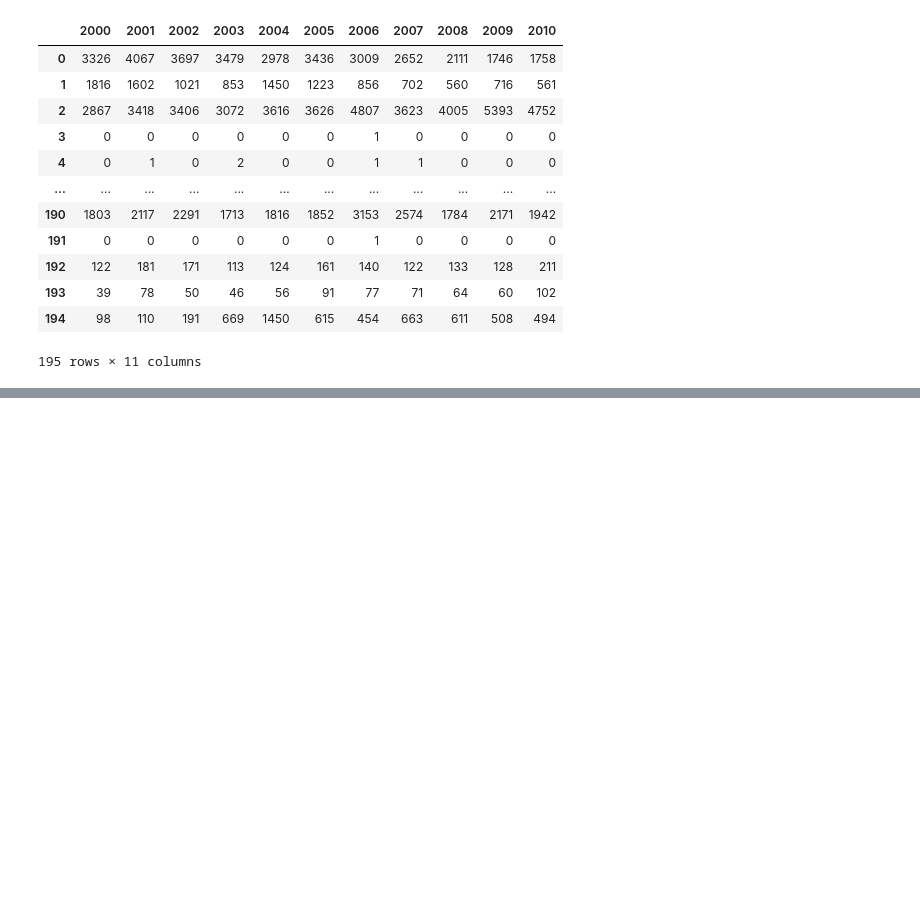
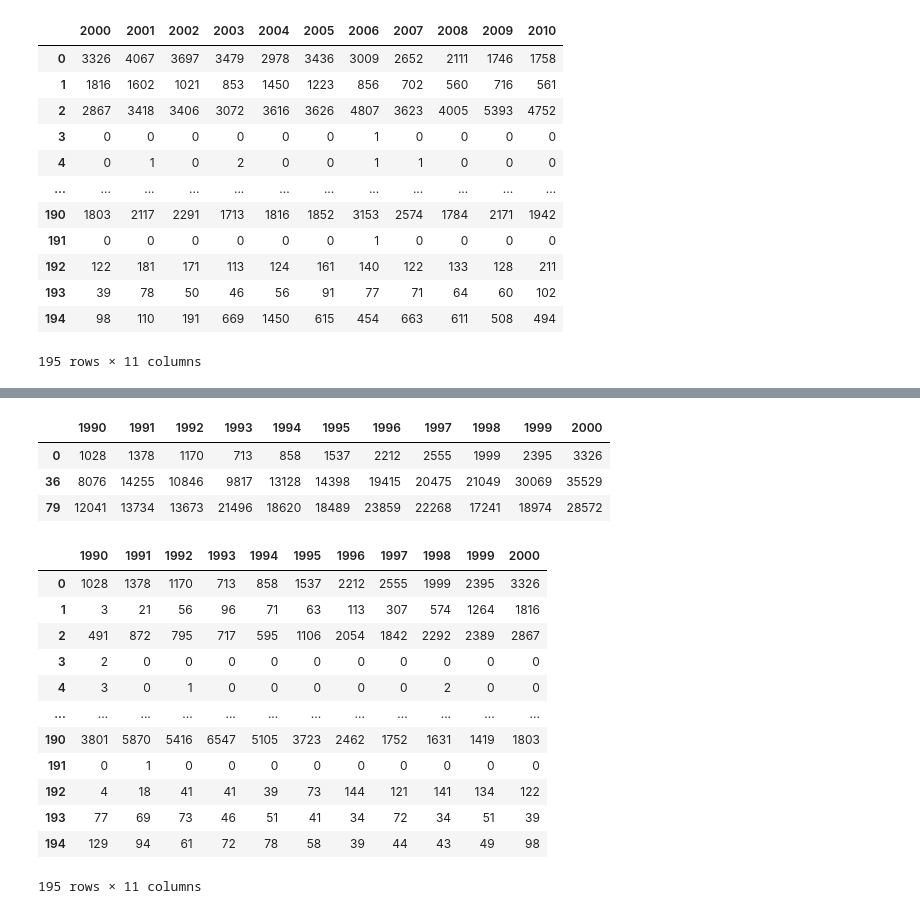
Before and after one commit to AsmitaMaurya24/python-data-sciene, a Jupyter notebook: data_science/pandas_intro.ipynb, the cells around one changed output, grey strips where cells are left out. Drawn from its saved outputs; the diff is of its cells as text; code cells hidden in the pictures; blank space fills up the shorter version.

```diff
--- a/data_science/pandas_intro.ipynb
+++ b/data_science/pandas_intro.ipynb
@@ -297,0 +479,26 @@ KeyError: "None of [Index(['Afghanistan', 'Albania', 'Algeria', 'American Samoa'
+# %%
+#2
+countries = ['India', 'China', 'Afghanistan']
+df.loc[ df['Country'].isin( countries )][range(1990, 2001)]
+# %% [output]
+|  | 1990 | 1991 | 1992 | 1993 | 1994 | 1995 | 1996 | 1997 | 1998 | 1999 | 2000 |
+| 0 | 1028 | 1378 | 1170 | 713 | 858 | 1537 | 2212 | 2555 | 1999 | 2395 | 3326 |
+| 36 | 8076 | 14255 | 10846 | 9817 | 13128 | 14398 | 19415 | 20475 | 21049 | 30069 | 35529 |
+| 79 | 12041 | 13734 | 13673 | 21496 | 18620 | 18489 | 23859 | 22268 | 17241 | 18974 | 28572 |
+# %%
+# 3
+df[range(1990,2001)]
+# %% [output]
+|  | 1990 | 1991 | 1992 | 1993 | 1994 | 1995 | 1996 | 1997 | 1998 | 1999 | 2000 |
+| 0 | 1028 | 1378 | 1170 | 713 | 858 | 1537 | 2212 | 2555 | 1999 | 2395 | 3326 |
+| 1 | 3 | 21 | 56 | 96 | 71 | 63 | 113 | 307 | 574 | 1264 | 1816 |
+| 2 | 491 | 872 | 795 | 717 | 595 | 1106 | 2054 | 1842 | 2292 | 2389 | 2867 |
+| 3 | 2 | 0 | 0 | 0 | 0 | 0 | 0 | 0 | 0 | 0 | 0 |
+| 4 | 3 | 0 | 1 | 0 | 0 | 0 | 0 | 0 | 2 | 0 | 0 |
+| ... | ... | ... | ... | ... | ... | ... | ... | ... | ... | ... | ... |
+| 190 | 3801 | 5870 | 5416 | 6547 | 5105 | 3723 | 2462 | 1752 | 1631 | 1419 | 1803 |
+| 191 | 0 | 1 | 0 | 0 | 0 | 0 | 0 | 0 | 0 | 0 | 0 |
+| 192 | 4 | 18 | 41 | 41 | 39 | 73 | 144 | 121 | 141 | 134 | 122 |
+| 193 | 77 | 69 | 73 | 46 | 51 | 41 | 34 | 72 | 34 | 51 | 39 |
+| 194 | 129 | 94 | 61 | 72 | 78 | 58 | 39 | 44 | 43 | 49 | 98 |
+195 rows × 11 columns
```
Also changed, not shown: parts of 22 cells of this notebook.
